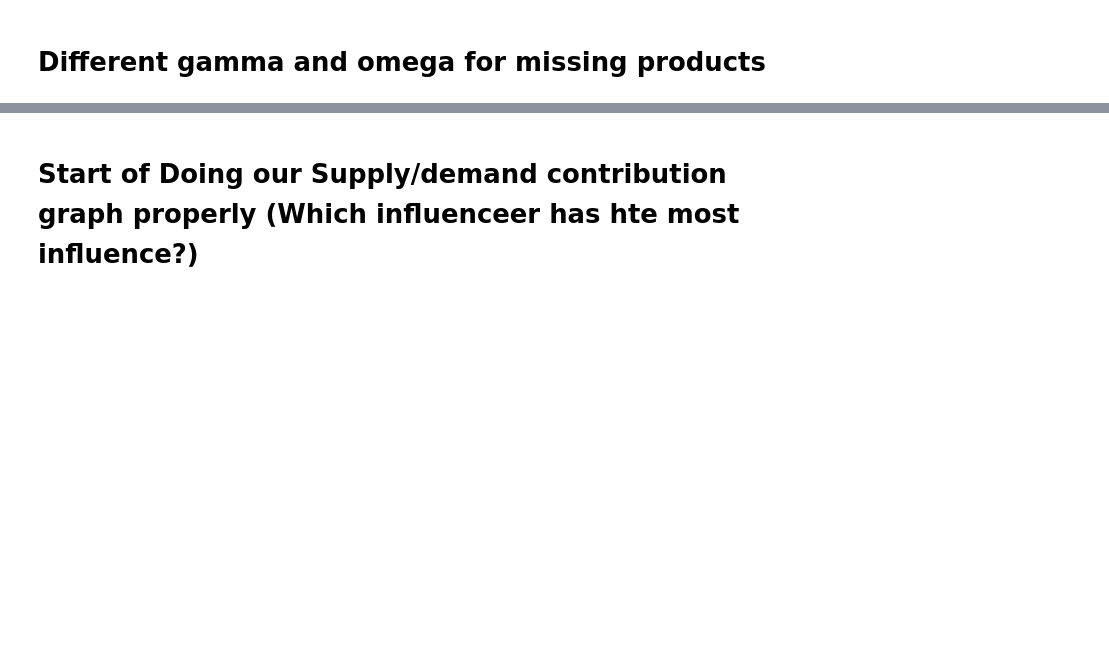
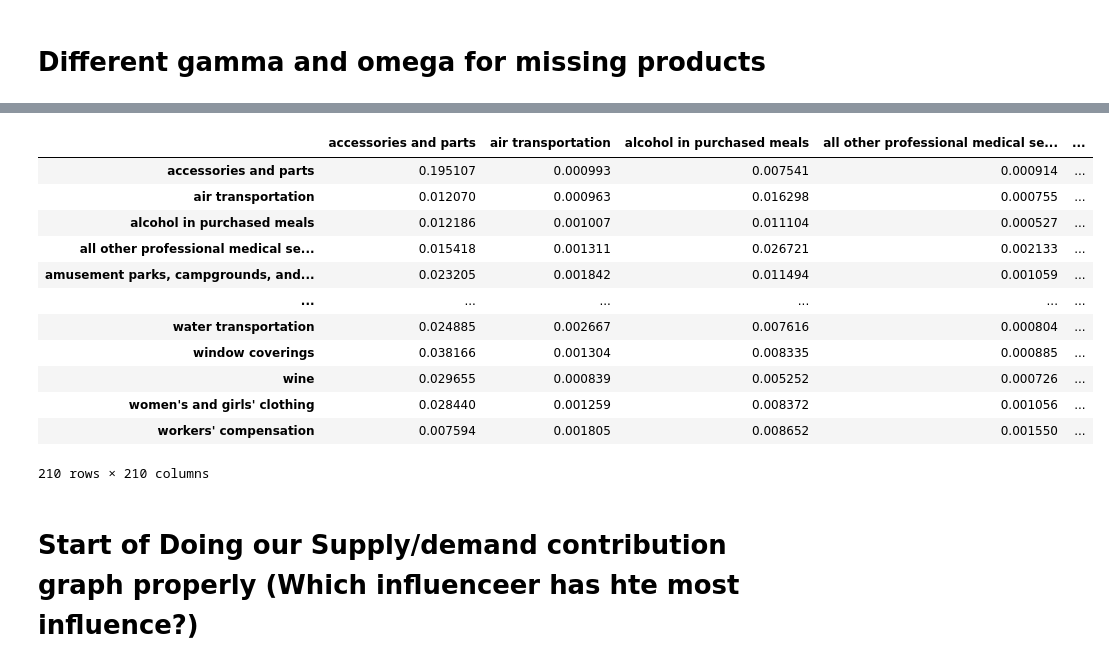
Before and after one commit to emilyfu1/shocks_productionnetworks, a Jupyter notebook: datacleaning/Run Me_original.ipynb, the cells around one changed output, grey strips where cells are left out. Cells and saved outputs as stored; diff of their text form; code cells hidden in the pictures; blank space fills up the shorter version.

```diff
--- a/datacleaning/Run Me_original.ipynb
+++ b/datacleaning/Run Me_original.ipynb
@@ -537,3 +533,19 @@ gamma_omega_monthly
+# %%
+gamma_omega_monthly.get(date)[1]
+# %% [output]
+|  | accessories and parts | air transportation | alcohol in purchased meals | all other professional medical se... | ... |
+| accessories and parts | 0.195107 | 0.000993 | 0.007541 | 0.000914 | ... |
+| air transportation | 0.012070 | 0.000963 | 0.016298 | 0.000755 | ... |
+| alcohol in purchased meals | 0.012186 | 0.001007 | 0.011104 | 0.000527 | ... |
+| all other professional medical se... | 0.015418 | 0.001311 | 0.026721 | 0.002133 | ... |
+| amusement parks, campgrounds, and... | 0.023205 | 0.001842 | 0.011494 | 0.001059 | ... |
+| ... | ... | ... | ... | ... | ... |
+| water transportation | 0.024885 | 0.002667 | 0.007616 | 0.000804 | ... |
+| window coverings | 0.038166 | 0.001304 | 0.008335 | 0.000885 | ... |
+| wine | 0.029655 | 0.000839 | 0.005252 | 0.000726 | ... |
+| women's and girls' clothing | 0.028440 | 0.001259 | 0.008372 | 0.001056 | ... |
+| workers' compensation | 0.007594 | 0.001805 | 0.008652 | 0.001550 | ... |
+210 rows × 210 columns
 # %% [markdown]
 # Start of Doing our Supply/demand contribution graph properly (Which influenceer has hte most influence?)
 # %% [markdown]
```
Also changed, not shown: parts of 3 cells of this notebook, 29 other files.
